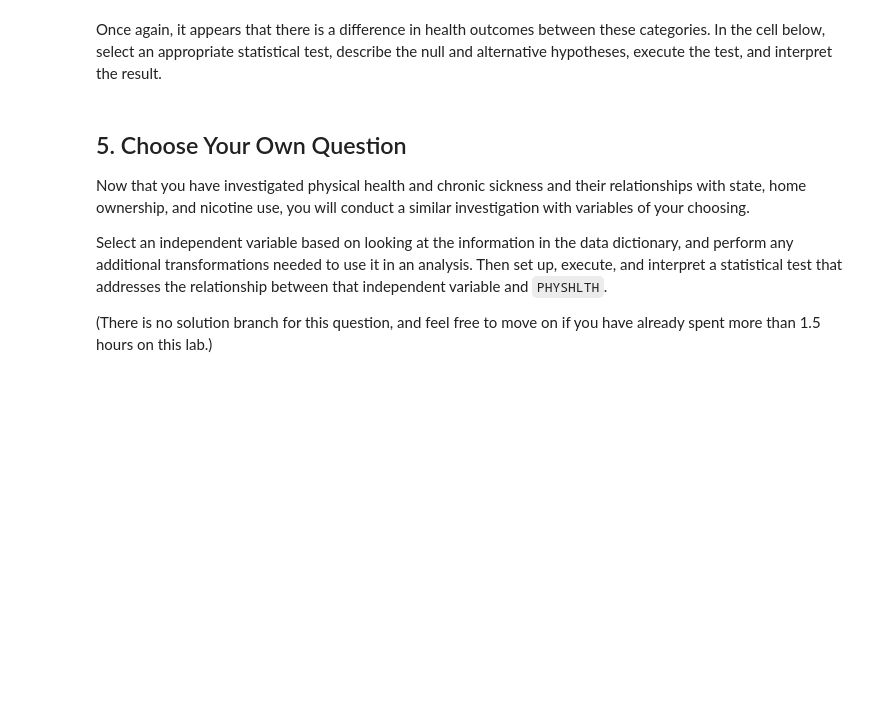
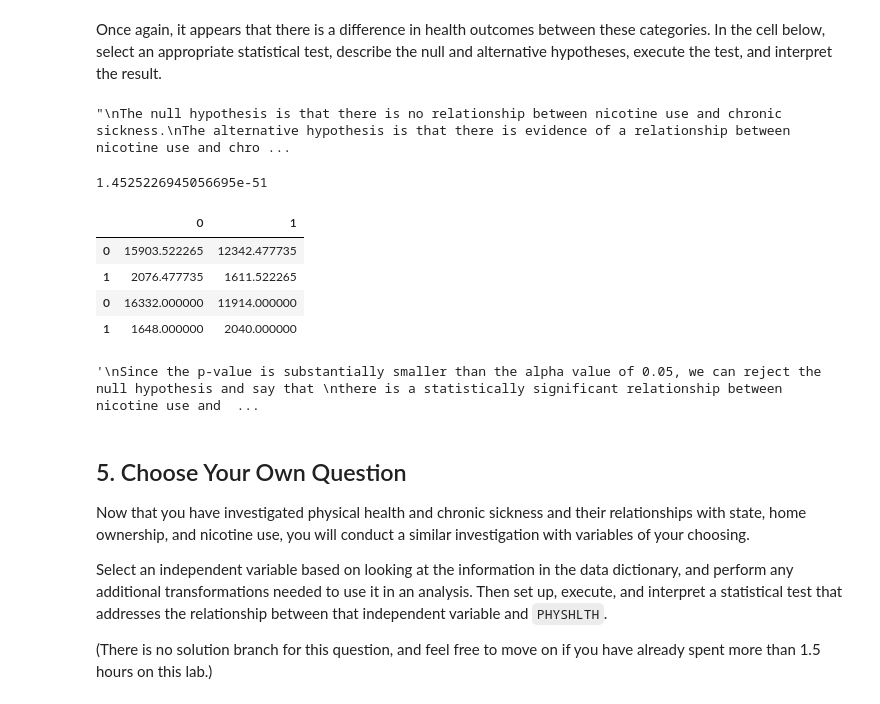
Before and after one commit to chrismiley87/dsc-hypothesis-testing-lab, a Jupyter notebook: index.ipynb, the cells around one changed output. Cells and saved outputs as stored; diff of their text form; code cells hidden in the pictures; blank space fills up the shorter version.

```diff
--- a/index.ipynb
+++ b/index.ipynb
@@ -362,6 +422,7 @@ We define nicotine use as:
 If a record matches one or more of the above criteria, `NICOTINE_USE` should be 1. Otherwise, `NICOTINE_USE` should be 0. Go ahead and keep all of the "Don't know" or "Refused" answers as 0.
 # %%
 # Your code here
-
+df["NICOTINE_USE"] = 0
+df.loc[((df["SMOKE100"] == 1) | (df["USENOW3"] == 1) | (df["USENOW3"] == 2) | (df["ECIGARET"] == 1)), "NICOTINE_USE"] = 1
 # Look at the distribution of values
 df["NICOTINE_USE"].value_counts(normalize=True)
@@ -371,6 +436,7 @@ This time, let's treat health status as a categorical variable. We'll say that a
 In the cell below, create a new column of `df` called `CHRONIC`, which is 0 for records where `PHYSHLTH` is less than 15, and 1 for records where `PHYSHLTH` is 15 or more.
 # %%
 # Your code here
-
+df["CHRONIC"] = 0
+df.loc[(df["PHYSHLTH"] >= 15), "CHRONIC"] = 1
 # View the distribution of the newly-created column
 df["CHRONIC"].value_counts()
@@ -408,3 +483,31 @@ Once again, it appears that there is a difference in health outcomes between the
+# %%
+# Your code here (create additional cells as needed)
+"""
+The null hypothesis is that there is no relationship between nicotine use and chronic sickness.
+The alternative hypothesis is that there is evidence of a relationship between nicotine use and chronic sickness.
+The appropriate statistical test to use is the chi-squared test since we're comparing two categories against two categories.
+"""
+# %% [output]
+"\nThe null hypothesis is that there is no relationship between nicotine use and chronic sickness.\nThe alternative hypothesis is that there is evidence of a relationship between nicotine use and chro ...
+# %%
+chi2, p_value, dof, expected = stats.chi2_contingency(contingency_table)
+results_table = pd.concat([pd.DataFrame(expected), contingency_table])
+print(p_value)
+results_table
+# %% [output]
+1.4525226945056695e-51
+|  | 0 | 1 |
+| 0 | 15903.522265 | 12342.477735 |
+| 1 | 2076.477735 | 1611.522265 |
+| 0 | 16332.000000 | 11914.000000 |
+| 1 | 1648.000000 | 2040.000000 |
+# %%
+"""
+Since the p-value is substantially smaller than the alpha value of 0.05, we can reject the null hypothesis and say that
+there is a statistically significant relationship between nicotine use and frequency of chronic sickness.
+"""
+# %% [output]
+'\nSince the p-value is substantially smaller than the alpha value of 0.05, we can reject the null hypothesis and say that \nthere is a statistically significant relationship between nicotine use and  ...
 # %% [markdown]
 ## 5. Choose Your Own Question
 
```
Also changed, not shown: parts of 17 cells of this notebook.
